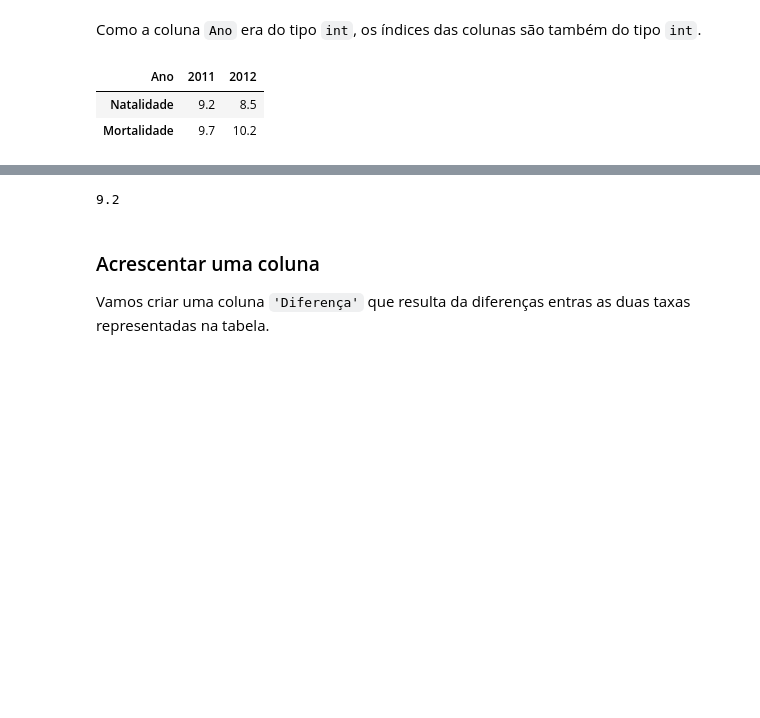
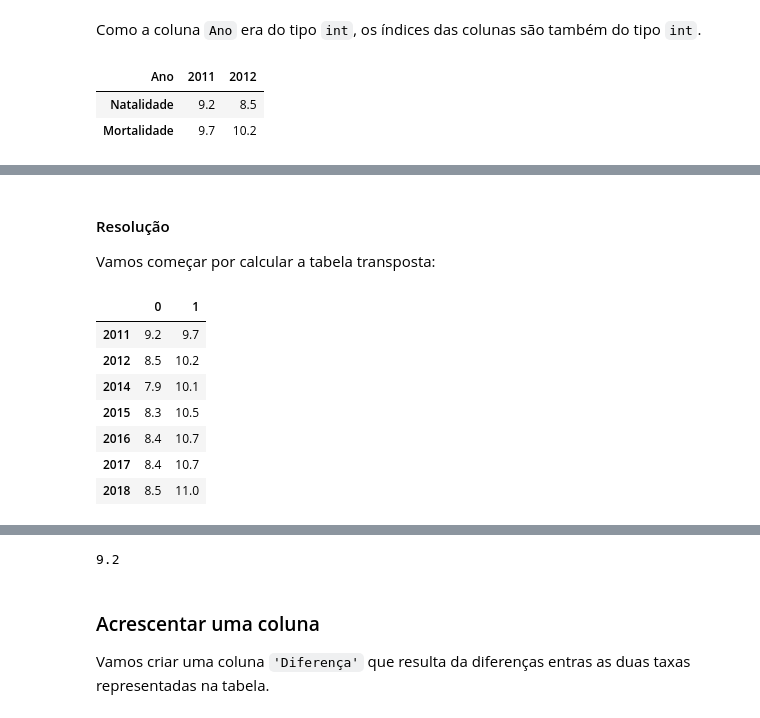
Before and after one commit to jgrocha/jupyter, a Jupyter notebook: notebooks/Introdução às tabelas resolvido.ipynb, the cells around one changed output, grey strips where cells are left out. Cells and saved outputs as stored; diff of their text form; code cells hidden in the pictures; blank space fills up the shorter version.

```diff
--- a/notebooks/Introdução às tabelas resolvido.ipynb
+++ b/notebooks/Introdução às tabelas resolvido.ipynb
@@ -297,0 +346,16 @@ pop[[2011, 2012]]
+# %% [markdown]
+#### Resolução
+
+Vamos começar por calcular a tabela transposta:
+# %%
+transposta = evolução.transpose()
+transposta
+# %% [output]
+|  | 0 | 1 |
+| 2011 | 9.2 | 9.7 |
+| 2012 | 8.5 | 10.2 |
+| 2014 | 7.9 | 10.1 |
+| 2015 | 8.3 | 10.5 |
+| 2016 | 8.4 | 10.7 |
+| 2017 | 8.4 | 10.7 |
+| 2018 | 8.5 | 11.0 |
```
Also changed, not shown: parts of 14 cells of this notebook, 3 other files.
